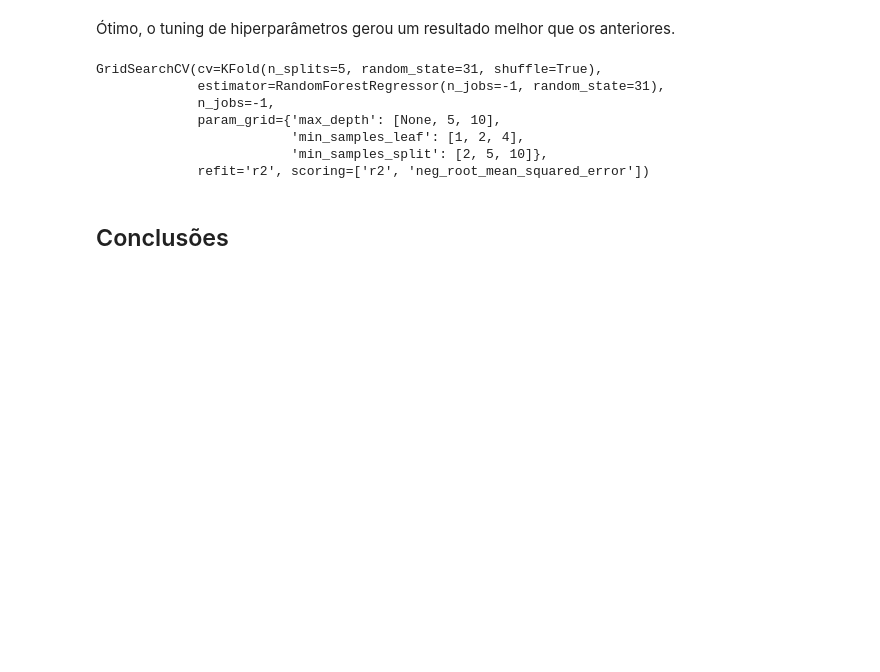
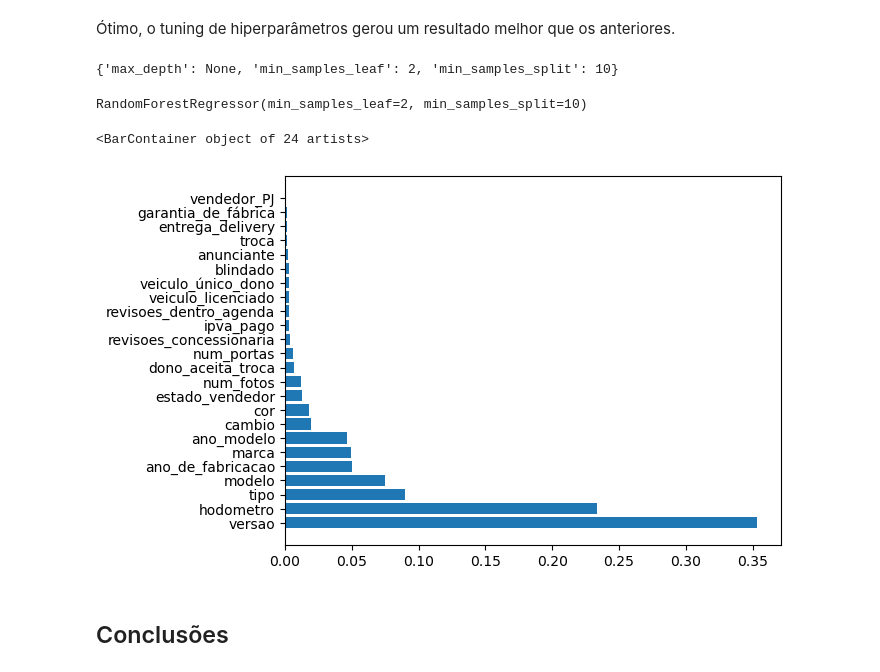
Before and after one commit to renatoinomata/indicium-data-science, a Jupyter notebook: machine_learning.ipynb, the cells around one changed output. Saved outputs shown, nothing was run; the diff lists cells and outputs as text; code cells hidden in the pictures; blank space fills up the shorter version.

```diff
--- a/machine_learning.ipynb
+++ b/machine_learning.ipynb
@@ -752,16 +752,30 @@ modelos.style.apply(highlight_max)
 | modelo_final | RandomForestRegressor | 0.738000 | -41946.590000 |
 # %% [markdown]
 Ótimo, o tuning de hiperparâmetros gerou um resultado melhor que os anteriores.
-# %%
-modelo_final
-# %% [output]
-GridSearchCV(cv=KFold(n_splits=5, random_state=31, shuffle=True),
-             estimator=RandomForestRegressor(n_jobs=-1, random_state=31),
-             n_jobs=-1,
-             param_grid={'max_depth': [None, 5, 10],
-                         'min_samples_leaf': [1, 2, 4],
-                         'min_samples_split': [2, 5, 10]},
-             refit='r2', scoring=['r2', 'neg_root_mean_squared_error'])
+# %%
+best_params = modelo_final.best_params_
+best_params
+# {'max_depth': None, 'min_samples_leaf': 2, 'min_samples_split': 10}
+# %% [output]
+{'max_depth': None, 'min_samples_leaf': 2, 'min_samples_split': 10}
+# %%
+rfr = RandomForestRegressor(**{'max_depth': None, 'min_samples_leaf': 2, 'min_samples_split': 10})
+# %%
+rfr.fit(X_train, y_train)
+# %% [output]
+RandomForestRegressor(min_samples_leaf=2, min_samples_split=10)
+# %%
+# rfr.decision_path(X_train.loc[1])
+# X_train.loc[1]
+importances = rfr.feature_importances_
+indices = np.argsort(importances)[::-1]
+feature_names = X_train.columns
+sorted_feature_names = [feature_names[i] for i in indices]
+
+plt.barh(width=importances[indices], y=sorted_feature_names)
+# %% [output]
+<BarContainer object of 24 artists>
+[figure, added]
 # %% [markdown]
 ## Conclusões
 # %% [markdown]
```
Also changed, not shown: parts of 1 cell of this notebook, 2 other files.
